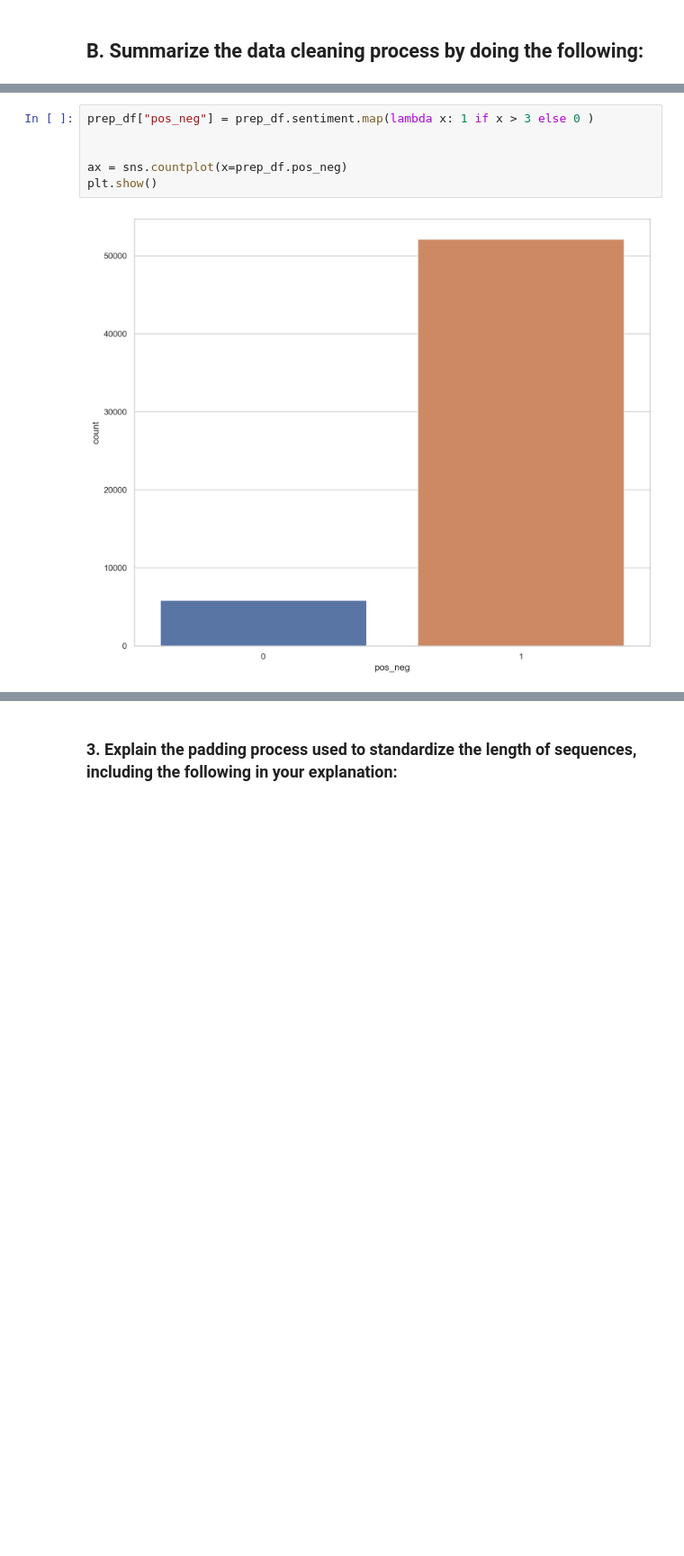
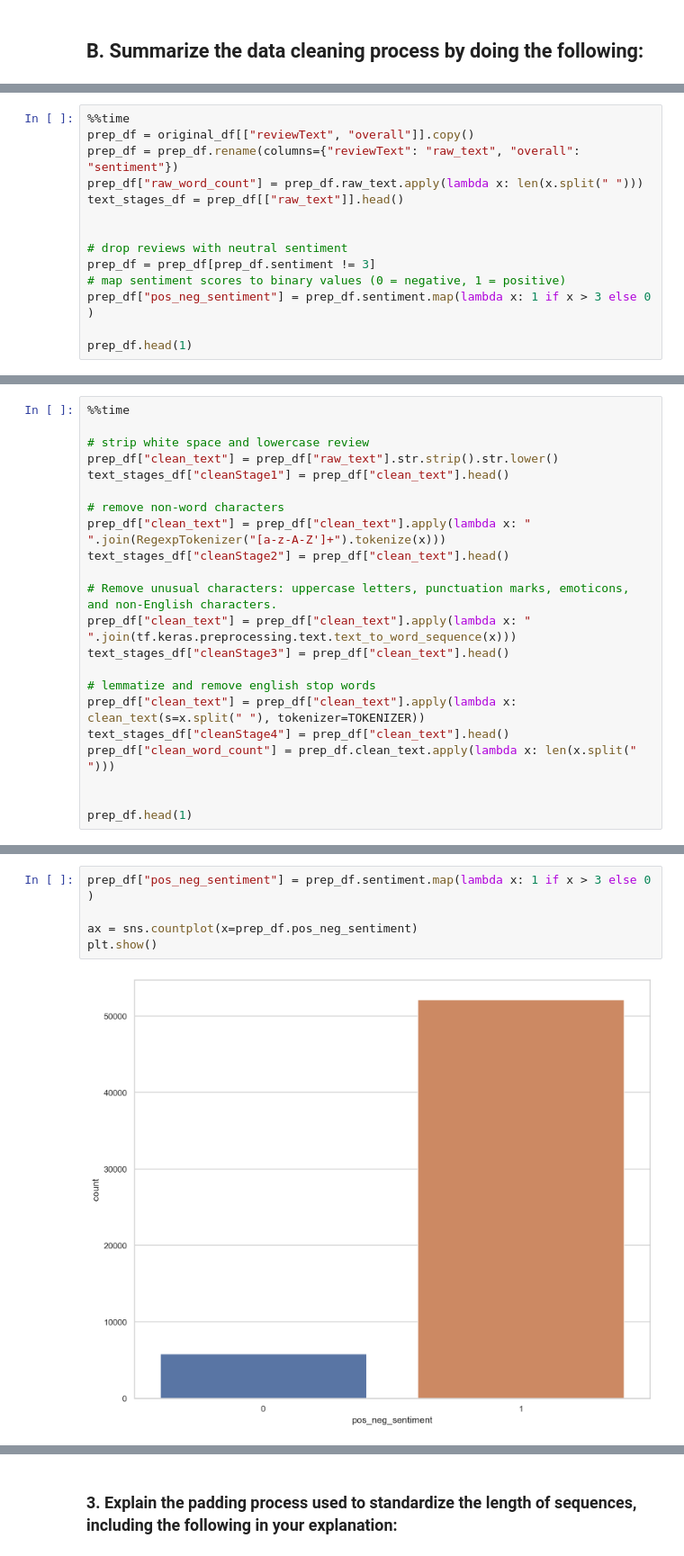
Before and after one commit to chrispaynes/OSDSC-Portfolio, a Jupyter notebook: neural_networks_sentiment_analysis/nn_sentiment_analysis.ipynb, the cells around one changed output, grey strips where cells are left out. Shown at 90% size. Saved outputs shown, nothing was run; the diff lists cells and outputs as text; blank space fills up the shorter version.

Commit message:
continued data prep

```diff
--- a/neural_networks_sentiment_analysis/nn_sentiment_analysis.ipynb
+++ b/neural_networks_sentiment_analysis/nn_sentiment_analysis.ipynb
@@ -293,0 +275,14 @@ Review the data dictionary and considerations related to the raw data file you h
+# %%
+%%time
+prep_df = original_df[["reviewText", "overall"]].copy()
+prep_df = prep_df.rename(columns={"reviewText": "raw_text", "overall": "sentiment"})
+prep_df["raw_word_count"] = prep_df.raw_text.apply(lambda x: len(x.split(" ")))
+text_stages_df = prep_df[["raw_text"]].head()
+
+
+# drop reviews with neutral sentiment
+prep_df = prep_df[prep_df.sentiment != 3]
+# map sentiment scores to binary values (0 = negative, 1 = positive)
+prep_df["pos_neg_sentiment"] = prep_df.sentiment.map(lambda x: 1 if x > 3 else 0 )
+
+prep_df.head(1)
@@ -293,0 +292,22 @@ Review the data dictionary and considerations related to the raw data file you h
+# %%
+%%time
+
+# strip white space and lowercase review
+prep_df["clean_text"] = prep_df["raw_text"].str.strip().str.lower()
+text_stages_df["cleanStage1"] = prep_df["clean_text"].head()
+
+# remove non-word characters
+prep_df["clean_text"] = prep_df["clean_text"].apply(lambda x: " ".join(RegexpTokenizer("[a-z-A-Z']+").tokenize(x)))
+text_stages_df["cleanStage2"] = prep_df["clean_text"].head()
+
+# Remove unusual characters: uppercase letters, punctuation marks, emoticons, and non-English characters.
+prep_df["clean_text"] = prep_df["clean_text"].apply(lambda x: " ".join(tf.keras.preprocessing.text.text_to_word_sequence(x)))
+text_stages_df["cleanStage3"] = prep_df["clean_text"].head()
+
+# lemmatize and remove english stop words
+prep_df["clean_text"] = prep_df["clean_text"].apply(lambda x: clean_text(s=x.split(" "), tokenizer=TOKENIZER))
+text_stages_df["cleanStage4"] = prep_df["clean_text"].head()
+prep_df["clean_word_count"] = prep_df.clean_text.apply(lambda x: len(x.split(" ")))
+
+
+prep_df.head(1)
@@ -368,8 +359,7 @@ ax = sns.countplot(x=prep_df.sentiment)
 # %%
-prep_df["pos_neg"] = prep_df.sentiment.map(lambda x: 1 if x > 3 else 0 )
+prep_df["pos_neg_sentiment"] = prep_df.sentiment.map(lambda x: 1 if x > 3 else 0 )
 
-
-ax = sns.countplot(x=prep_df.pos_neg)
+ax = sns.countplot(x=prep_df.pos_neg_sentiment)
 plt.show()
 # %% [output]
-[figure, old version]
+[figure, new version]
```
Also changed, not shown: parts of 93 cells of this notebook, 1 other file.
